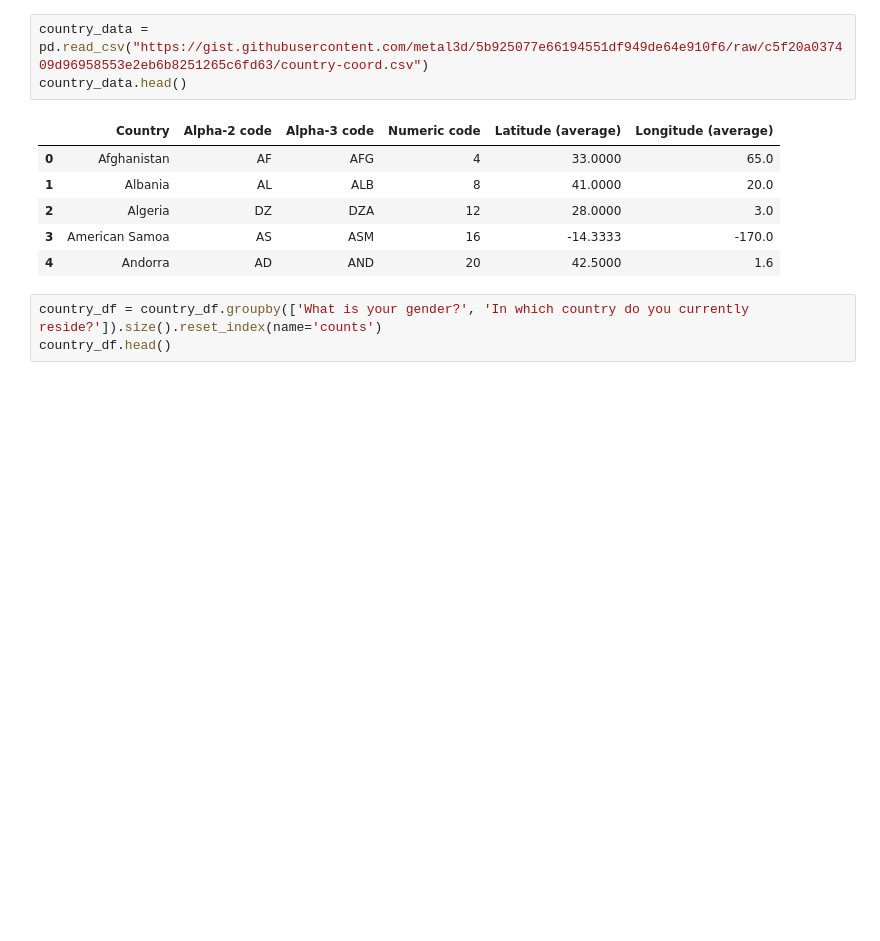
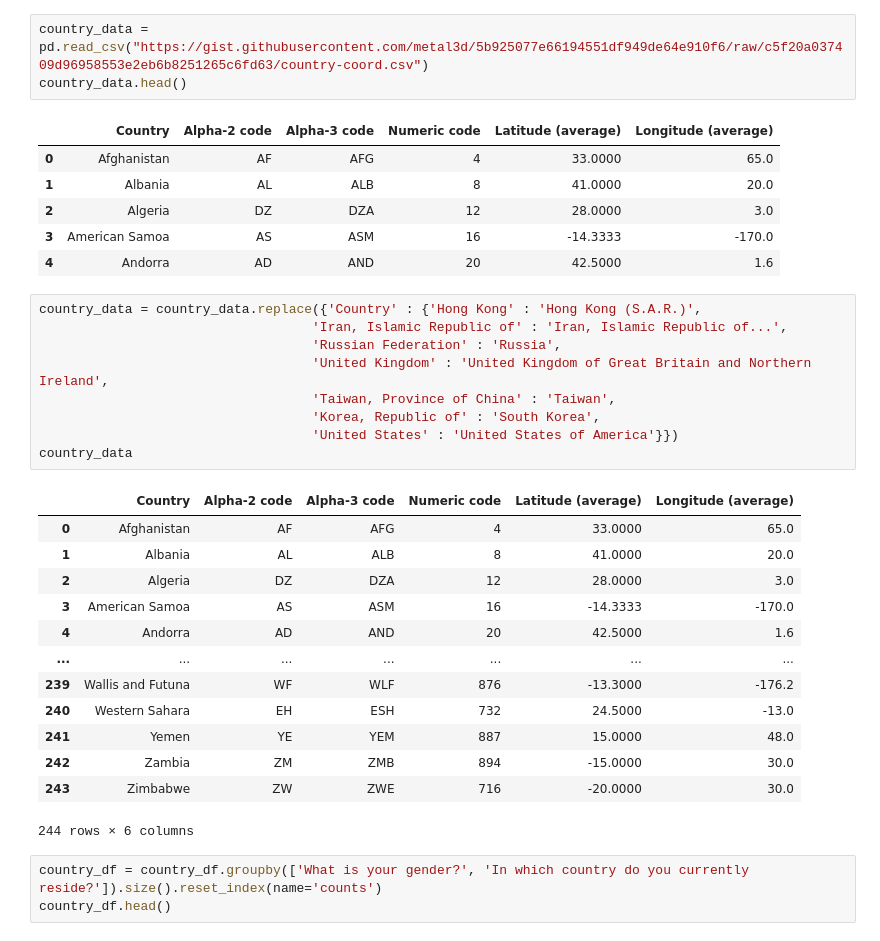
Before and after one commit to lzung/wids-2022, a Jupyter notebook: src/data_cleaning.ipynb, the cells around one changed output. Saved outputs shown, nothing was run; the diff lists cells and outputs as text; blank space fills up the shorter version.

```diff
--- a/src/data_cleaning.ipynb
+++ b/src/data_cleaning.ipynb
@@ -194,6 +218,29 @@ country_data.head()
 | 2 | Algeria | DZ | DZA | 12 | 28.0000 | 3.0 |
 | 3 | American Samoa | AS | ASM | 16 | -14.3333 | -170.0 |
 | 4 | Andorra | AD | AND | 20 | 42.5000 | 1.6 |
+# %%
+country_data = country_data.replace({'Country' : {'Hong Kong' : 'Hong Kong (S.A.R.)',
+                                   'Iran, Islamic Republic of' : 'Iran, Islamic Republic of...',
+                                   'Russian Federation' : 'Russia',
+                                   'United Kingdom' : 'United Kingdom of Great Britain and Northern Ireland',
+                                   'Taiwan, Province of China' : 'Taiwan',
+                                   'Korea, Republic of' : 'South Korea',
+                                   'United States' : 'United States of America'}})
+country_data
+# %% [output]
+|  | Country | Alpha-2 code | Alpha-3 code | Numeric code | Latitude (average) | Longitude (average) |
+| 0 | Afghanistan | AF | AFG | 4 | 33.0000 | 65.0 |
+| 1 | Albania | AL | ALB | 8 | 41.0000 | 20.0 |
+| 2 | Algeria | DZ | DZA | 12 | 28.0000 | 3.0 |
+| 3 | American Samoa | AS | ASM | 16 | -14.3333 | -170.0 |
+| 4 | Andorra | AD | AND | 20 | 42.5000 | 1.6 |
+| ... | ... | ... | ... | ... | ... | ... |
+| 239 | Wallis and Futuna | WF | WLF | 876 | -13.3000 | -176.2 |
+| 240 | Western Sahara | EH | ESH | 732 | 24.5000 | -13.0 |
+| 241 | Yemen | YE | YEM | 887 | 15.0000 | 48.0 |
+| 242 | Zambia | ZM | ZMB | 894 | -15.0000 | 30.0 |
+| 243 | Zimbabwe | ZW | ZWE | 716 | -20.0000 | 30.0 |
+244 rows × 6 columns
 # %%
 country_df = country_df.groupby(['What is your gender?', 'In which country do you currently reside?']).size().reset_index(name='counts')
 country_df.head()
```
Also changed, not shown: parts of 56 cells of this notebook, 9 other files.
